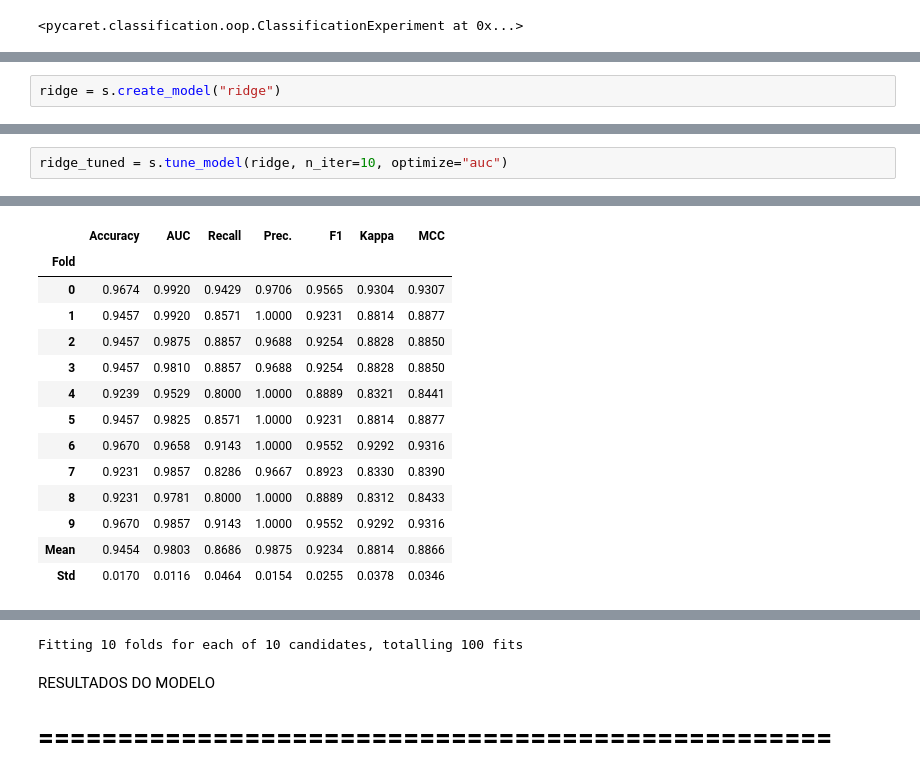
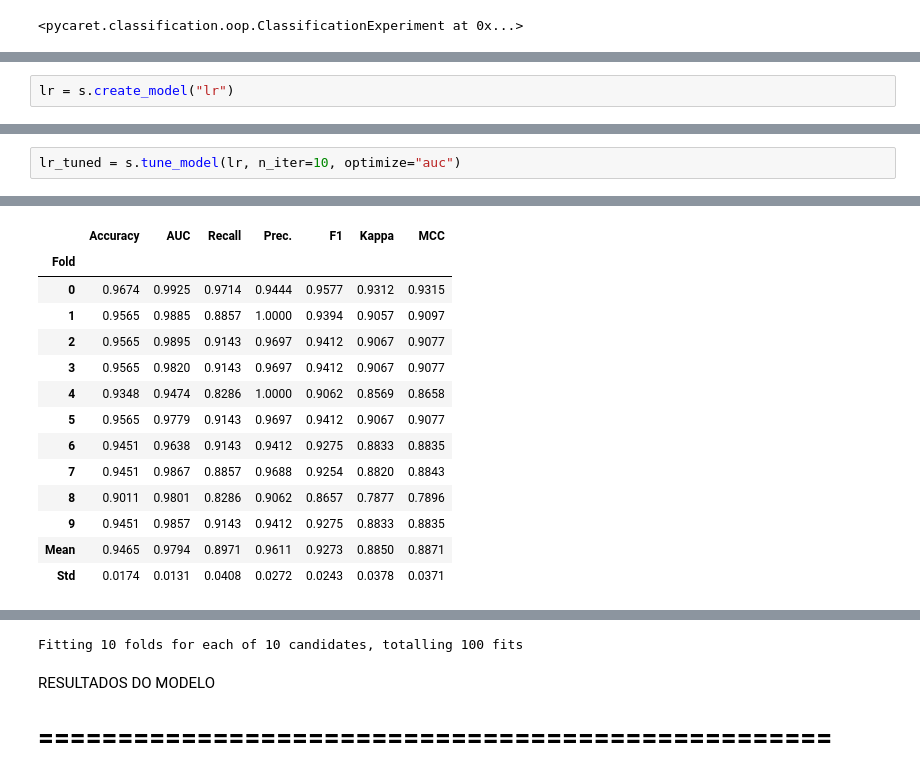
Before and after one commit to vitorvallio/titanic-survival-analysis, a Jupyter notebook: titanic.ipynb, the cells around one changed output, grey strips where cells are left out. Drawn from its saved outputs; the diff is of its cells as text.

```diff
--- a/titanic.ipynb
+++ b/titanic.ipynb
@@ -240,7 +240,7 @@ RidgeClassifier(alpha=1.0, class_weight=None, copy_X=True, fit_intercept=True,
                 max_iter=None, positive=False, random_state=123, solver='auto',
                 tol=0.0001)
 # %%
-ridge = s.create_model("ridge")
+lr = s.create_model("lr")
 # %% [output]
 [interactive output not drawn]
 |  | Accuracy | AUC | Recall | Prec. | F1 | Kappa | MCC |
@@ -260,22 +260,22 @@ ridge = s.create_model("ridge")
 [interactive output not drawn]
 # %%
-ridge_tuned = s.tune_model(ridge, n_iter=10, optimize="auc")
+lr_tuned = s.tune_model(lr, n_iter=10, optimize="auc")
 # %% [output]
 [interactive output not drawn]
 |  | Accuracy | AUC | Recall | Prec. | F1 | Kappa | MCC |
 | Fold |  |  |  |  |  |  |  |
-| 0 | 0.9674 | 0.9920 | 0.9429 | 0.9706 | 0.9565 | 0.9304 | 0.9307 |
-| 1 | 0.9457 | 0.9920 | 0.8571 | 1.0000 | 0.9231 | 0.8814 | 0.8877 |
-| 2 | 0.9457 | 0.9875 | 0.8857 | 0.9688 | 0.9254 | 0.8828 | 0.8850 |
-| 3 | 0.9457 | 0.9810 | 0.8857 | 0.9688 | 0.9254 | 0.8828 | 0.8850 |
-| 4 | 0.9239 | 0.9529 | 0.8000 | 1.0000 | 0.8889 | 0.8321 | 0.8441 |
-| 5 | 0.9457 | 0.9825 | 0.8571 | 1.0000 | 0.9231 | 0.8814 | 0.8877 |
-| 6 | 0.9670 | 0.9658 | 0.9143 | 1.0000 | 0.9552 | 0.9292 | 0.9316 |
-| 7 | 0.9231 | 0.9857 | 0.8286 | 0.9667 | 0.8923 | 0.8330 | 0.8390 |
-| 8 | 0.9231 | 0.9781 | 0.8000 | 1.0000 | 0.8889 | 0.8312 | 0.8433 |
-| 9 | 0.9670 | 0.9857 | 0.9143 | 1.0000 | 0.9552 | 0.9292 | 0.9316 |
-| Mean | 0.9454 | 0.9803 | 0.8686 | 0.9875 | 0.9234 | 0.8814 | 0.8866 |
-| Std | 0.0170 | 0.0116 | 0.0464 | 0.0154 | 0.0255 | 0.0378 | 0.0346 |
+| 0 | 0.9674 | 0.9925 | 0.9714 | 0.9444 | 0.9577 | 0.9312 | 0.9315 |
+| 1 | 0.9565 | 0.9885 | 0.8857 | 1.0000 | 0.9394 | 0.9057 | 0.9097 |
+| 2 | 0.9565 | 0.9895 | 0.9143 | 0.9697 | 0.9412 | 0.9067 | 0.9077 |
+| 3 | 0.9565 | 0.9820 | 0.9143 | 0.9697 | 0.9412 | 0.9067 | 0.9077 |
+| 4 | 0.9348 | 0.9474 | 0.8286 | 1.0000 | 0.9062 | 0.8569 | 0.8658 |
+| 5 | 0.9565 | 0.9779 | 0.9143 | 0.9697 | 0.9412 | 0.9067 | 0.9077 |
+| 6 | 0.9451 | 0.9638 | 0.9143 | 0.9412 | 0.9275 | 0.8833 | 0.8835 |
+| 7 | 0.9451 | 0.9867 | 0.8857 | 0.9688 | 0.9254 | 0.8820 | 0.8843 |
+| 8 | 0.9011 | 0.9801 | 0.8286 | 0.9062 | 0.8657 | 0.7877 | 0.7896 |
+| 9 | 0.9451 | 0.9857 | 0.9143 | 0.9412 | 0.9275 | 0.8833 | 0.8835 |
+| Mean | 0.9465 | 0.9794 | 0.8971 | 0.9611 | 0.9273 | 0.8850 | 0.8871 |
+| Std | 0.0174 | 0.0131 | 0.0408 | 0.0272 | 0.0243 | 0.0378 | 0.0371 |
 [interactive output not drawn]
 Fitting 10 folds for each of 10 candidates, totalling 100 fits
 # %% [markdown]
```
Also changed, not shown: parts of 6 cells of this notebook.
